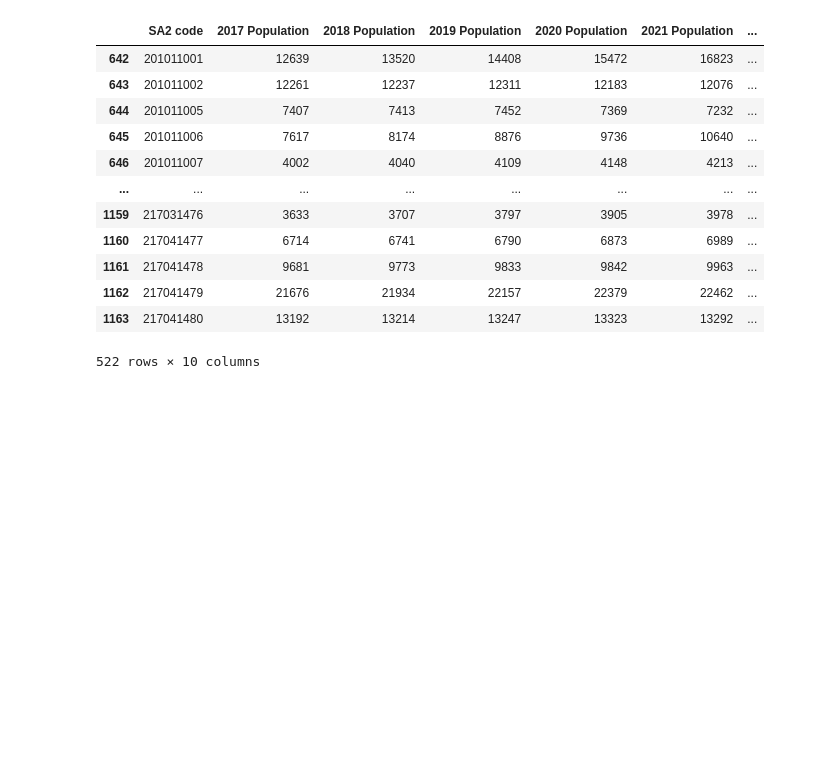
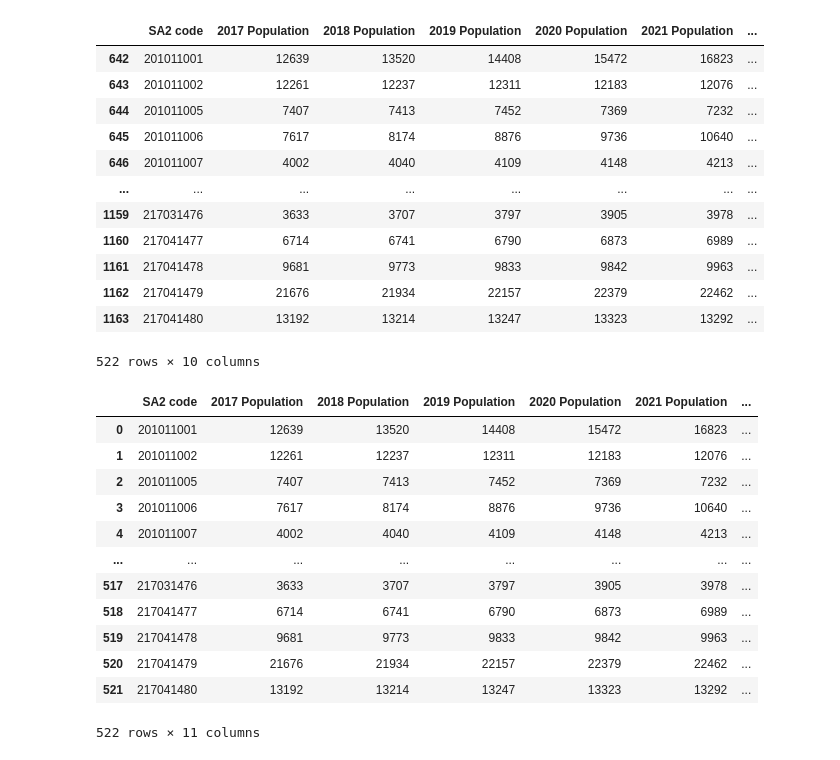
Before and after one commit to MAST30034-Applied-Data-Science/generic-real-estate-consulting-project-group-60, a Jupyter notebook: notebooks/Data_merge_population.ipynb, the cells around one changed output. Saved outputs shown, nothing was run; the diff lists cells and outputs as text; code cells hidden in the pictures; blank space fills up the shorter version.

```diff
--- a/notebooks/Data_merge_population.ipynb
+++ b/notebooks/Data_merge_population.ipynb
@@ -393,3 +393,24 @@ population_vic
 | 1162 | 217041479 | 21676 | 21934 | 22157 | 22379 | 22462 | ... |
 | 1163 | 217041480 | 13192 | 13214 | 13247 | 13323 | 13292 | ... |
 522 rows × 10 columns
+# %%
+inc_pop_merge
+code_place = inc_pop_merge[['SA2 code','SA2 name']]
+# %%
+population_vic = pd.merge(population_vic,code_place,how='inner',left_on='SA2 code',right_on='SA2 code')
+# %%
+population_vic
+# %% [output]
+|  | SA2 code | 2017 Population | 2018 Population | 2019 Population | 2020 Population | 2021 Population | ... |
+| 0 | 201011001 | 12639 | 13520 | 14408 | 15472 | 16823 | ... |
+| 1 | 201011002 | 12261 | 12237 | 12311 | 12183 | 12076 | ... |
+| 2 | 201011005 | 7407 | 7413 | 7452 | 7369 | 7232 | ... |
+| 3 | 201011006 | 7617 | 8174 | 8876 | 9736 | 10640 | ... |
+| 4 | 201011007 | 4002 | 4040 | 4109 | 4148 | 4213 | ... |
+| ... | ... | ... | ... | ... | ... | ... | ... |
+| 517 | 217031476 | 3633 | 3707 | 3797 | 3905 | 3978 | ... |
+| 518 | 217041477 | 6714 | 6741 | 6790 | 6873 | 6989 | ... |
+| 519 | 217041478 | 9681 | 9773 | 9833 | 9842 | 9963 | ... |
+| 520 | 217041479 | 21676 | 21934 | 22157 | 22379 | 22462 | ... |
+| 521 | 217041480 | 13192 | 13214 | 13247 | 13323 | 13292 | ... |
+522 rows × 11 columns
```
Also changed, not shown: parts of 1 cell of this notebook, 2 other files.
